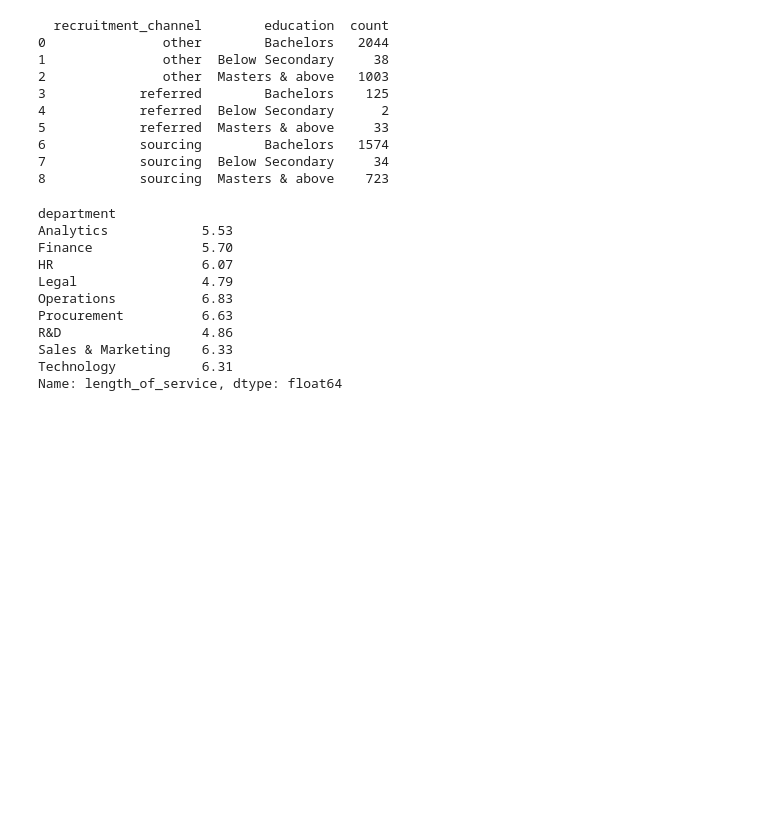
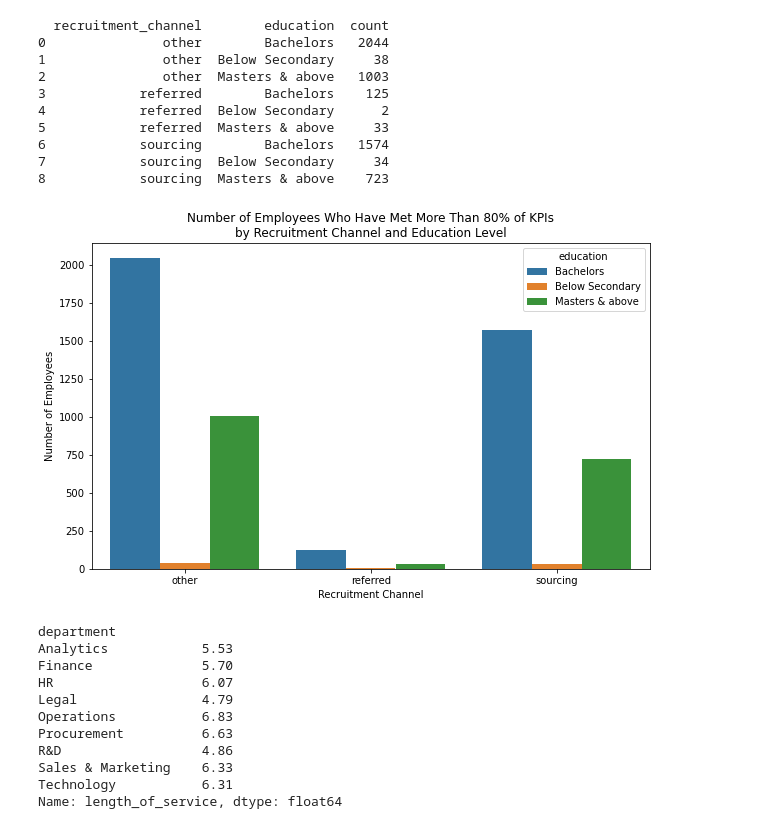
Before and after one commit to ArjunSarihyan/Data-Analytics, a Jupyter notebook: Analysing Employee Performance for HR Analytics/Employee Analysis.ipynb, the cells around one changed output. Saved outputs shown, nothing was run; the diff lists cells and outputs as text; code cells hidden in the pictures; blank space fills up the shorter version.

```diff
--- a/Analysing Employee Performance for HR Analytics/Employee Analysis.ipynb
+++ b/Analysing Employee Performance for HR Analytics/Employee Analysis.ipynb
@@ -181,6 +241,20 @@ print(result)
 6            sourcing        Bachelors   1574
 7            sourcing  Below Secondary     34
 8            sourcing  Masters & above    723
+# %%
+# Create the stacked bar plot
+plt.figure(figsize=(10, 6))
+sns.barplot(x='recruitment_channel', y='count', hue='education', data=result)
+
+# Customize the plot
+plt.xlabel('Recruitment Channel')
+plt.ylabel('Number of Employees')
+plt.title('Number of Employees Who Have Met More Than 80% of KPIs\nby Recruitment Channel and Education Level')
+
+# Display the plot
+plt.show()
+# %% [output]
+[figure, added]
 # %%
 # Filter employees with previous year ratings greater than or equal to 4
 filtered_data = df[df['previous_year_rating'] >= 4]
```
Also changed, not shown: parts of 17 cells of this notebook.
